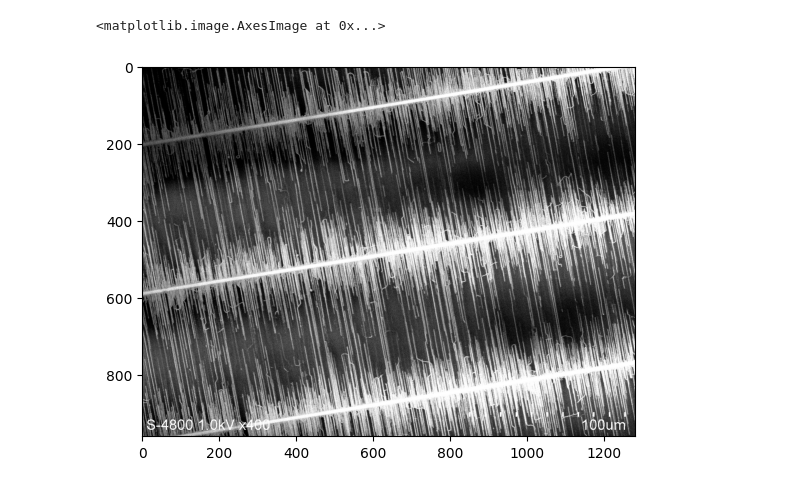
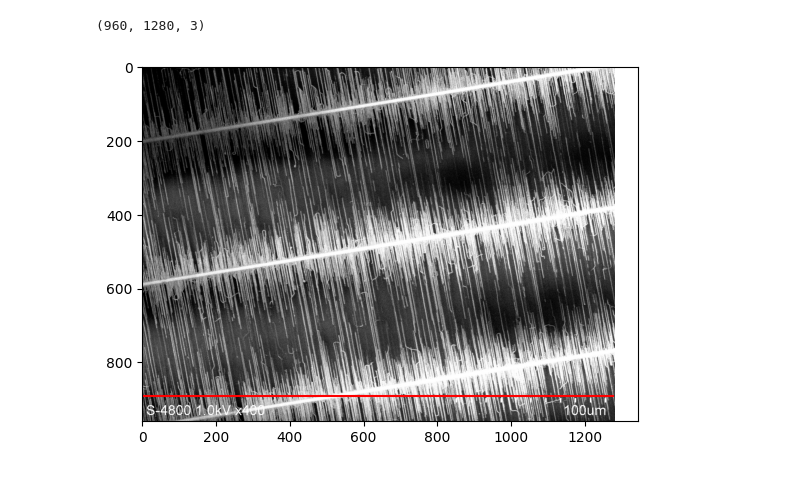
Before and after one commit to kykougaku/adhoc_analysis, a Jupyter notebook: notebook/semimage.ipynb, the cells around one changed output. Drawn from its saved outputs; the diff is of its cells as text; code cells hidden in the pictures.

```diff
--- a/notebook/semimage.ipynb
+++ b/notebook/semimage.ipynb
@@ -6,9 +6,14 @@ import sys
 import os
 # %%
 datadir = "../data/sem"
+# %%
+cutline = 890
 # %%
 imd = cv2.imread(os.path.join(datadir, "kaneda_m001.tif"))
+print(imd.shape)
 plt.imshow(imd)
+plt.hlines(cutline, 0, imd.shape[1], colors='r')
+plt.show()
 # %% [output]
-<matplotlib.image.AxesImage at 0x...>
+(960, 1280, 3)
-[figure, old version]
+[figure, new version]
```
Also changed, not shown: parts of 3 cells of this notebook.
